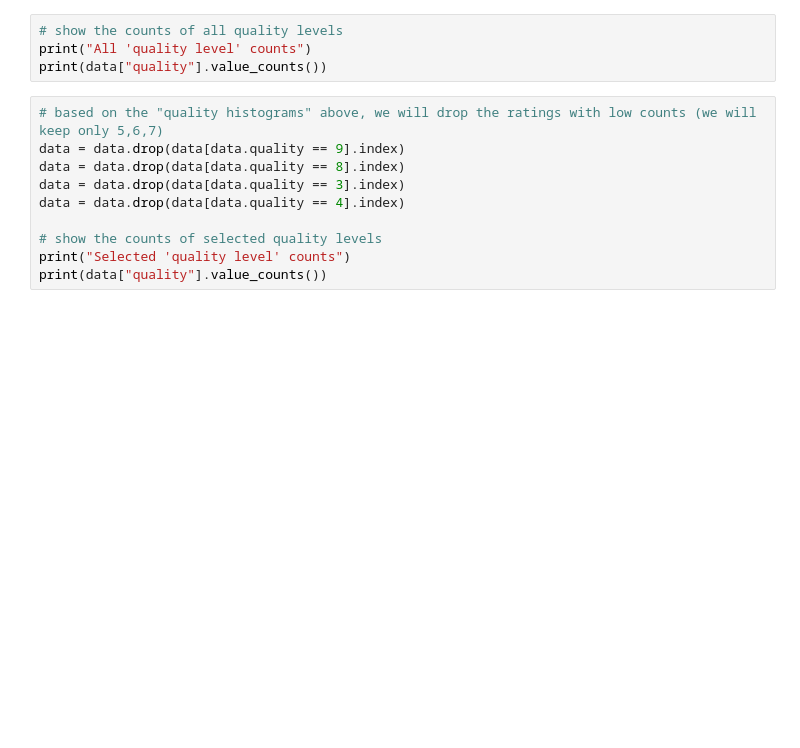
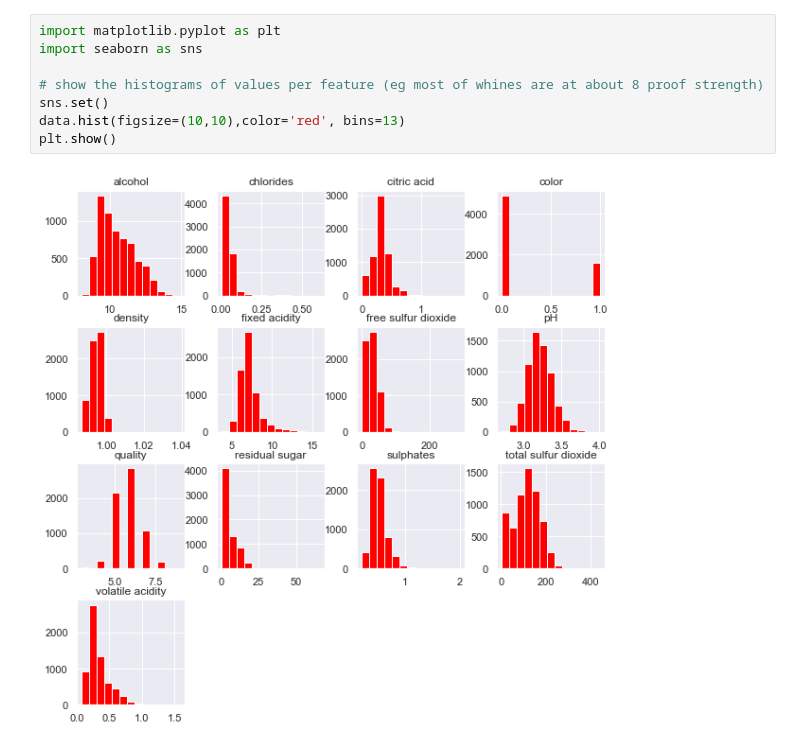
Before and after one commit to antongeorgescu/machine-learning-documentation, a Jupyter notebook: scripts/WineQualityAnalysis_KNN_Correlation.ipynb, the cells around one changed output. Saved outputs shown, nothing was run; the diff lists cells and outputs as text; blank space fills up the shorter version.

```diff
--- a/scripts/WineQualityAnalysis_KNN_Correlation.ipynb
+++ b/scripts/WineQualityAnalysis_KNN_Correlation.ipynb
@@ -21,14 +25,10 @@ print(fields)
-# %%
-# show the counts of all quality levels
-print("All 'quality level' counts")
-print(data["quality"].value_counts())
-# %%
-# based on the "quality histograms" above, we will drop the ratings with low counts (we will keep only 5,6,7)
-data = data.drop(data[data.quality == 9].index)
-data = data.drop(data[data.quality == 8].index)
-data = data.drop(data[data.quality == 3].index)
-data = data.drop(data[data.quality == 4].index)
-
-# show the counts of selected quality levels
-print("Selected 'quality level' counts")
-print(data["quality"].value_counts())
+# %%
+import matplotlib.pyplot as plt
+import seaborn as sns
+
+# show the histograms of values per feature (eg most of whines are at about 8 proof strength)
+sns.set()
+data.hist(figsize=(10,10),color='red', bins=13)
+plt.show()
+# %% [output]
+[figure, added]
```
Also changed, not shown: parts of 19 cells of this notebook.
